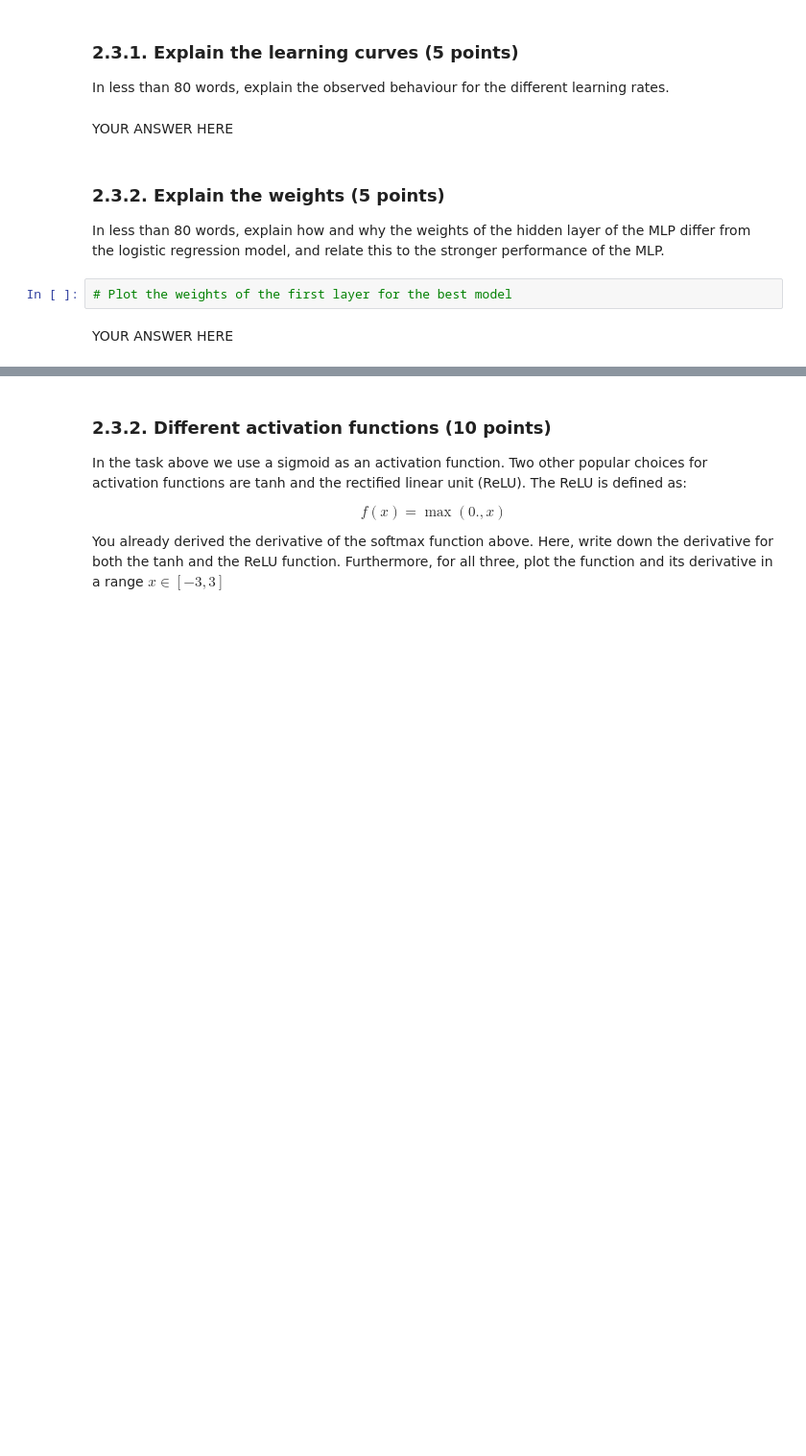
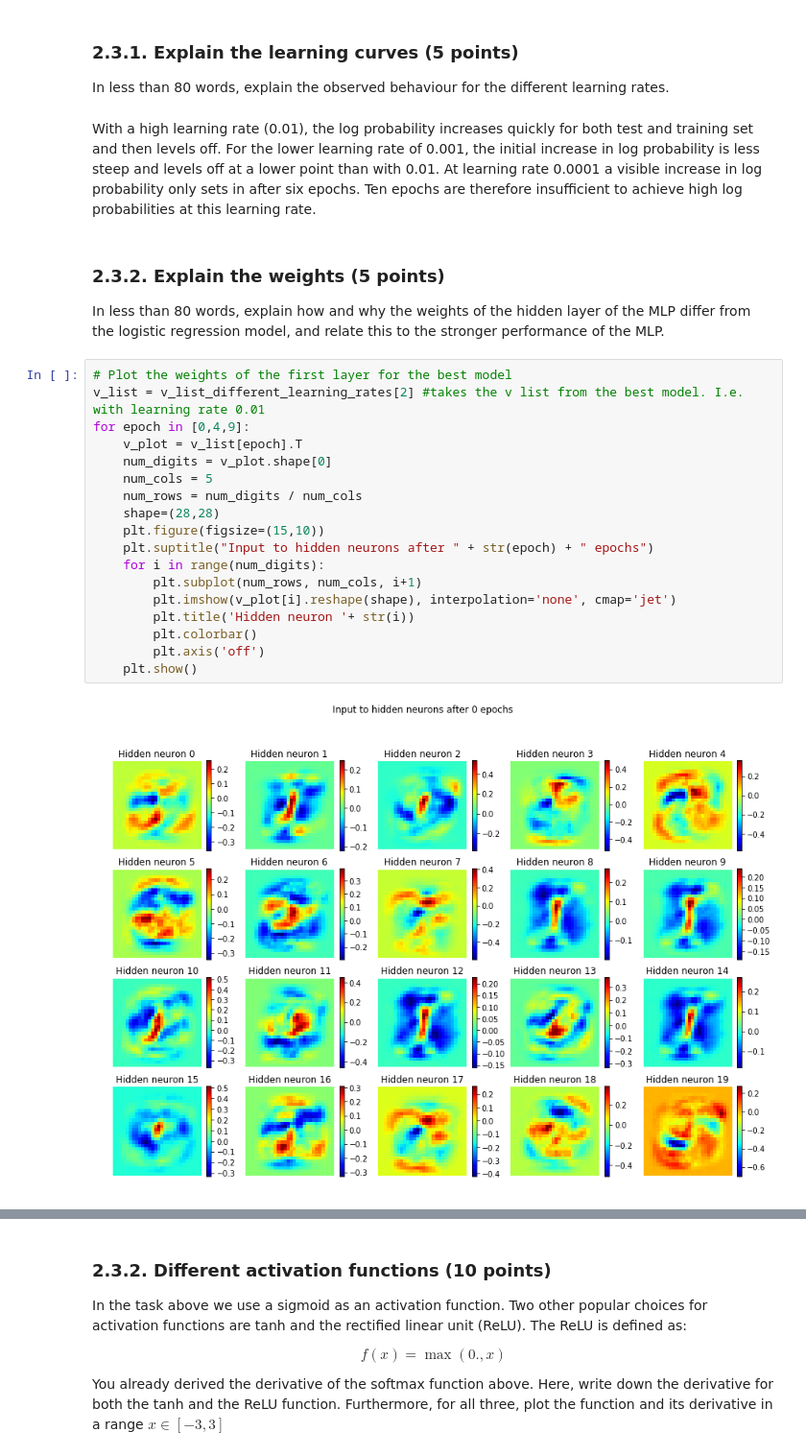
Before and after one commit to jelrae/machine_learning, a Jupyter notebook: Assign_2/11050519_lab2.ipynb, the cells around one changed output, grey strips where cells are left out. Shown at 96% size. Saved outputs shown, nothing was run; the diff lists cells and outputs as text; blank space fills up the shorter version.

```diff
--- a/Assign_2/11050519_lab2.ipynb
+++ b/Assign_2/11050519_lab2.ipynb
@@ -684,12 +689,28 @@ plt.show()
 # %% [markdown]
 ### 2.3.1. Explain the learning curves (5 points)
 In less than 80 words, explain the observed behaviour for the different learning rates.
-# %% [markdown]
-YOUR ANSWER HERE
+# %% [markdown]
+With a high learning rate (0.01), the log probability increases quickly for both test and training set and then levels off. For the lower learning rate of 0.001, the initial increase in log probability is less steep and levels off at a lower point than with 0.01. At learning rate 0.0001 a visible increase in log probability only sets in after six epochs. Ten epochs are therefore insufficient to achieve high log probabilities at this learning rate.
 # %% [markdown]
 ### 2.3.2. Explain the weights (5 points)
 In less than 80 words, explain how and why the weights of the hidden layer of the MLP differ from the logistic regression model, and relate this to the stronger performance of the MLP.
-# %%
-# Plot the weights of the first layer for the best model
-# %% [markdown]
-YOUR ANSWER HERE
+# %%
+# Plot the weights of the first layer for the best model
+v_list = v_list_different_learning_rates[2] #takes the v list from the best model. I.e. with learning rate 0.01
+for epoch in [0,4,9]:
+    v_plot = v_list[epoch].T
+    num_digits = v_plot.shape[0]
+    num_cols = 5
+    num_rows = num_digits / num_cols
+    shape=(28,28)
+    plt.figure(figsize=(15,10))
+    plt.suptitle("Input to hidden neurons after " + str(epoch) + " epochs")
+    for i in range(num_digits):
+        plt.subplot(num_rows, num_cols, i+1)
+        plt.imshow(v_plot[i].reshape(shape), interpolation='none', cmap='jet')
+        plt.title('Hidden neuron '+ str(i))
+        plt.colorbar()
+        plt.axis('off')
+    plt.show()
+# %% [output]
+[figure, added]
```
Also changed, not shown: parts of 8 cells of this notebook.
